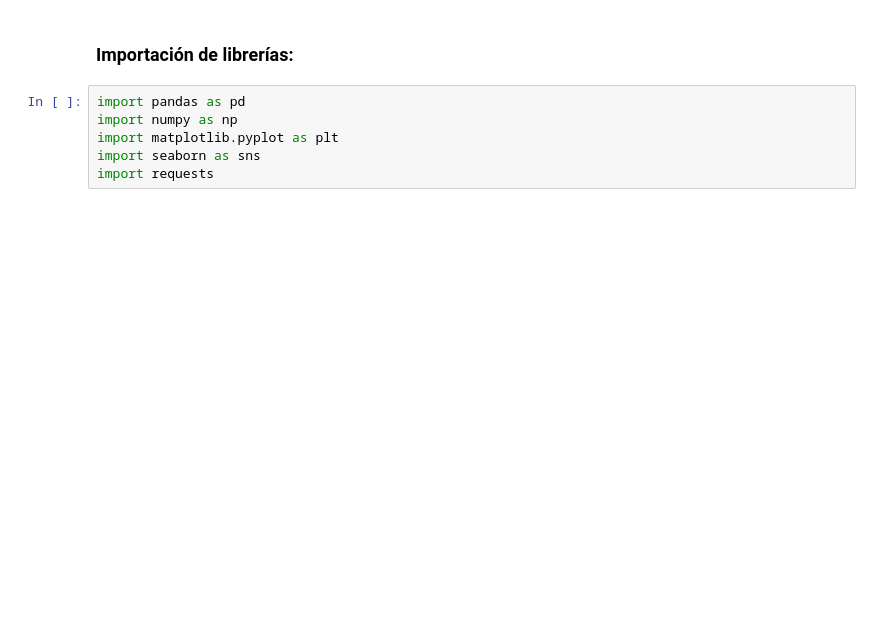
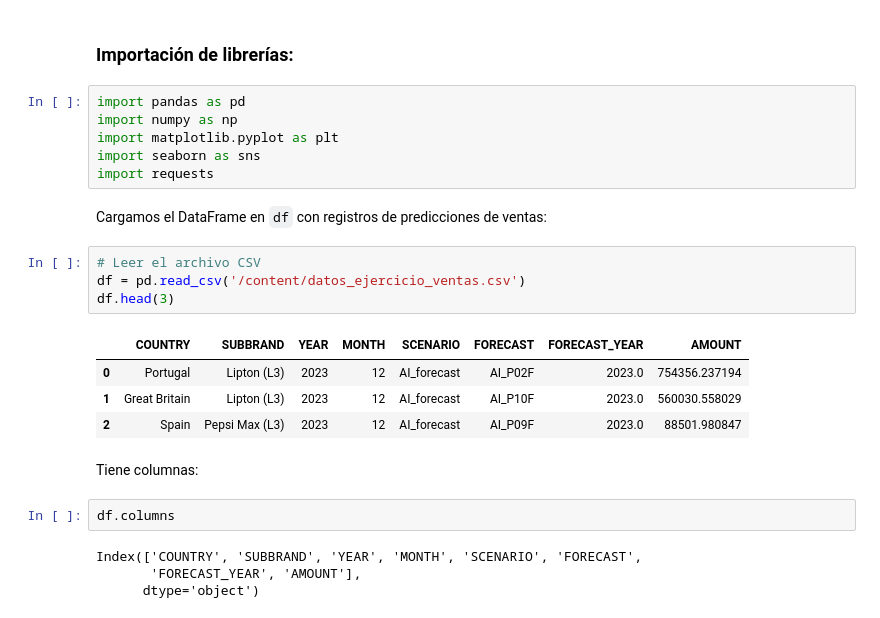
Before and after one commit to anruki/UFV_Visualizacion, a Jupyter notebook: EjerciciosClase/Ventas.ipynb, the cells around one changed output. Cells and saved outputs as stored; diff of their text form; blank space fills up the shorter version.

```diff
--- a/EjerciciosClase/Ventas.ipynb
+++ b/EjerciciosClase/Ventas.ipynb
@@ -12,3 +21,22 @@ import numpy as np
 import matplotlib.pyplot as plt
 import seaborn as sns
 import requests
+# %% [markdown]
+Cargamos el DataFrame en `df` con registros de predicciones de ventas:
+# %%
+# Leer el archivo CSV
+df = pd.read_csv('/content/datos_ejercicio_ventas.csv')
+df.head(3)
+# %% [output]
+|  | COUNTRY | SUBBRAND | YEAR | MONTH | SCENARIO | FORECAST | FORECAST_YEAR | AMOUNT |
+| 0 | Portugal | Lipton (L3) | 2023 | 12 | AI_forecast | AI_P02F | 2023.0 | 754356.237194 |
+| 1 | Great Britain | Lipton (L3) | 2023 | 12 | AI_forecast | AI_P10F | 2023.0 | 560030.558029 |
+| 2 | Spain | Pepsi Max (L3) | 2023 | 12 | AI_forecast | AI_P09F | 2023.0 | 88501.980847 |
+# %% [markdown]
+Tiene columnas:
+# %%
+df.columns
+# %% [output]
+Index(['COUNTRY', 'SUBBRAND', 'YEAR', 'MONTH', 'SCENARIO', 'FORECAST',
+       'FORECAST_YEAR', 'AMOUNT'],
+      dtype='object')
```
Also changed, not shown: parts of 23 cells of this notebook.
